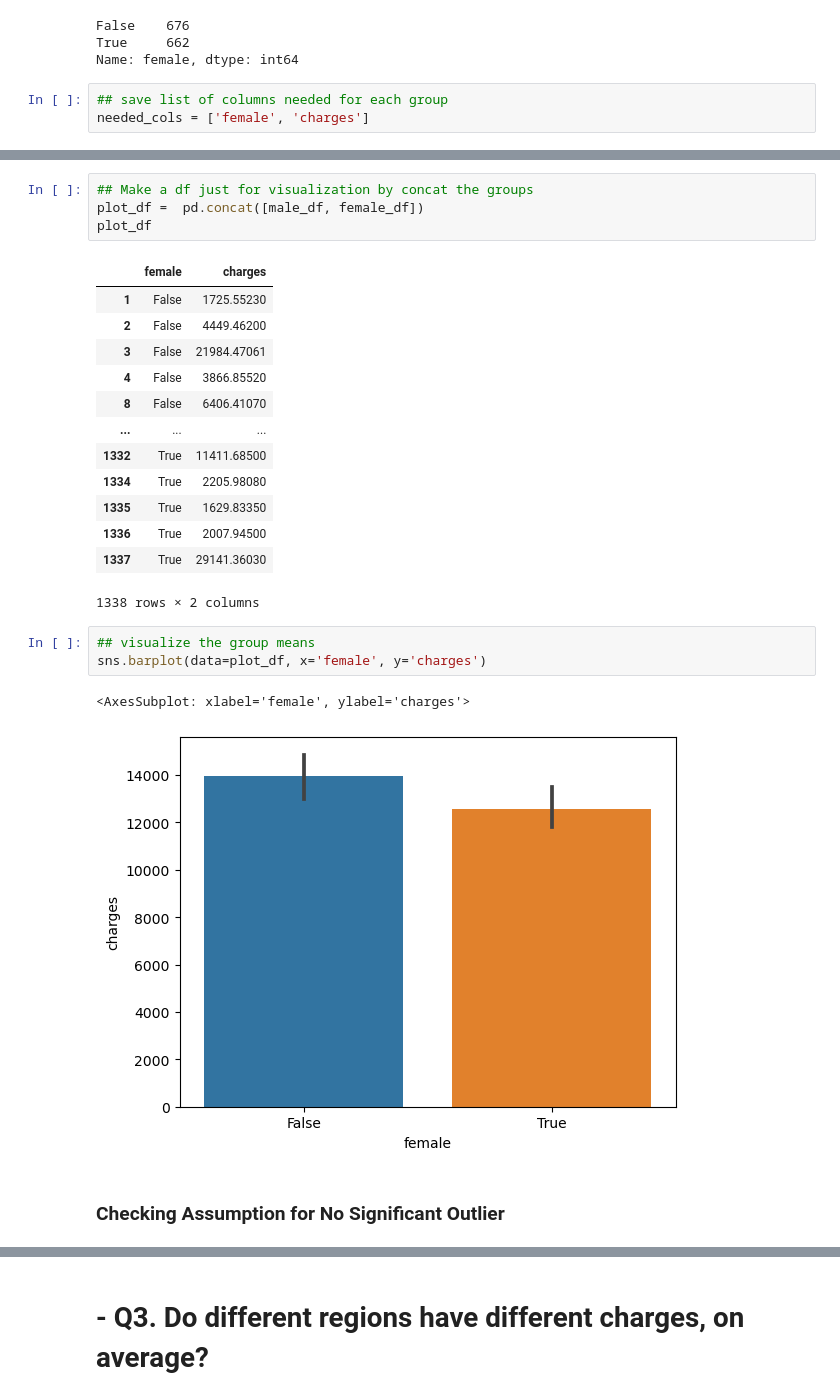
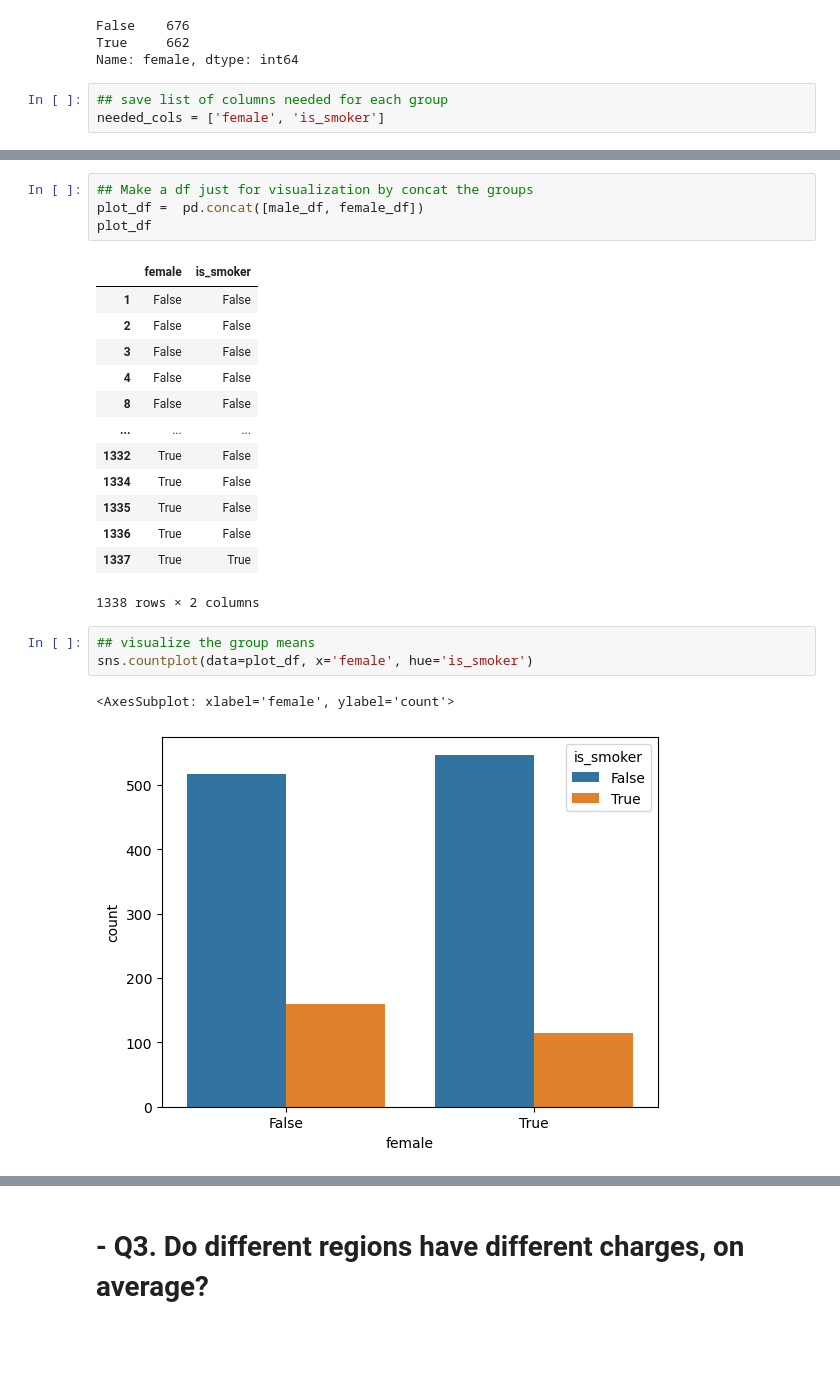
Before and after one commit to Beagan19/Hypothesis-Testing-with-Insurance-Data--Core-, a Jupyter notebook: Hypothesis Testing with Insurance Data (Core).ipynb, the cells around one changed output, grey strips where cells are left out. Saved outputs shown, nothing was run; the diff lists cells and outputs as text; blank space fills up the shorter version.

```diff
--- a/Hypothesis Testing with Insurance Data (Core).ipynb
+++ b/Hypothesis Testing with Insurance Data (Core).ipynb
@@ -256,7 +258,7 @@ True     662
 Name: female, dtype: int64
 # %%
 ## save list of columns needed for each group
-needed_cols = ['female', 'charges']
+needed_cols = ['female', 'is_smoker']
 # %%
 ## save male team in separate variable
 female_df = df.loc[df['female']==True, needed_cols]
@@ -298,24 +300,22 @@ male_df
 plot_df =  pd.concat([male_df, female_df])
 plot_df
 # %% [output]
-|  | female | charges |
-| 1 | False | 1725.55230 |
-| 2 | False | 4449.46200 |
-| 3 | False | 21984.47061 |
-| 4 | False | 3866.85520 |
-| 8 | False | 6406.41070 |
+|  | female | is_smoker |
+| 1 | False | False |
+| 2 | False | False |
+| 3 | False | False |
+| 4 | False | False |
+| 8 | False | False |
 | ... | ... | ... |
-| 1332 | True | 11411.68500 |
-| 1334 | True | 2205.98080 |
-| 1335 | True | 1629.83350 |
-| 1336 | True | 2007.94500 |
-| 1337 | True | 29141.36030 |
+| 1332 | True | False |
+| 1334 | True | False |
+| 1335 | True | False |
+| 1336 | True | False |
+| 1337 | True | True |
 1338 rows × 2 columns
 # %%
 ## visualize the group means
-sns.barplot(data=plot_df, x='female', y='charges')
+sns.countplot(data=plot_df, x='female', hue='is_smoker')
 # %% [output]
-<AxesSubplot: xlabel='female', ylabel='charges'>
+<AxesSubplot: xlabel='female', ylabel='count'>
-[figure, old version]
+[figure, new version]
-# %% [markdown]
-### Checking Assumption for No Significant Outlier
```
Also changed, not shown: parts of 26 cells of this notebook.
